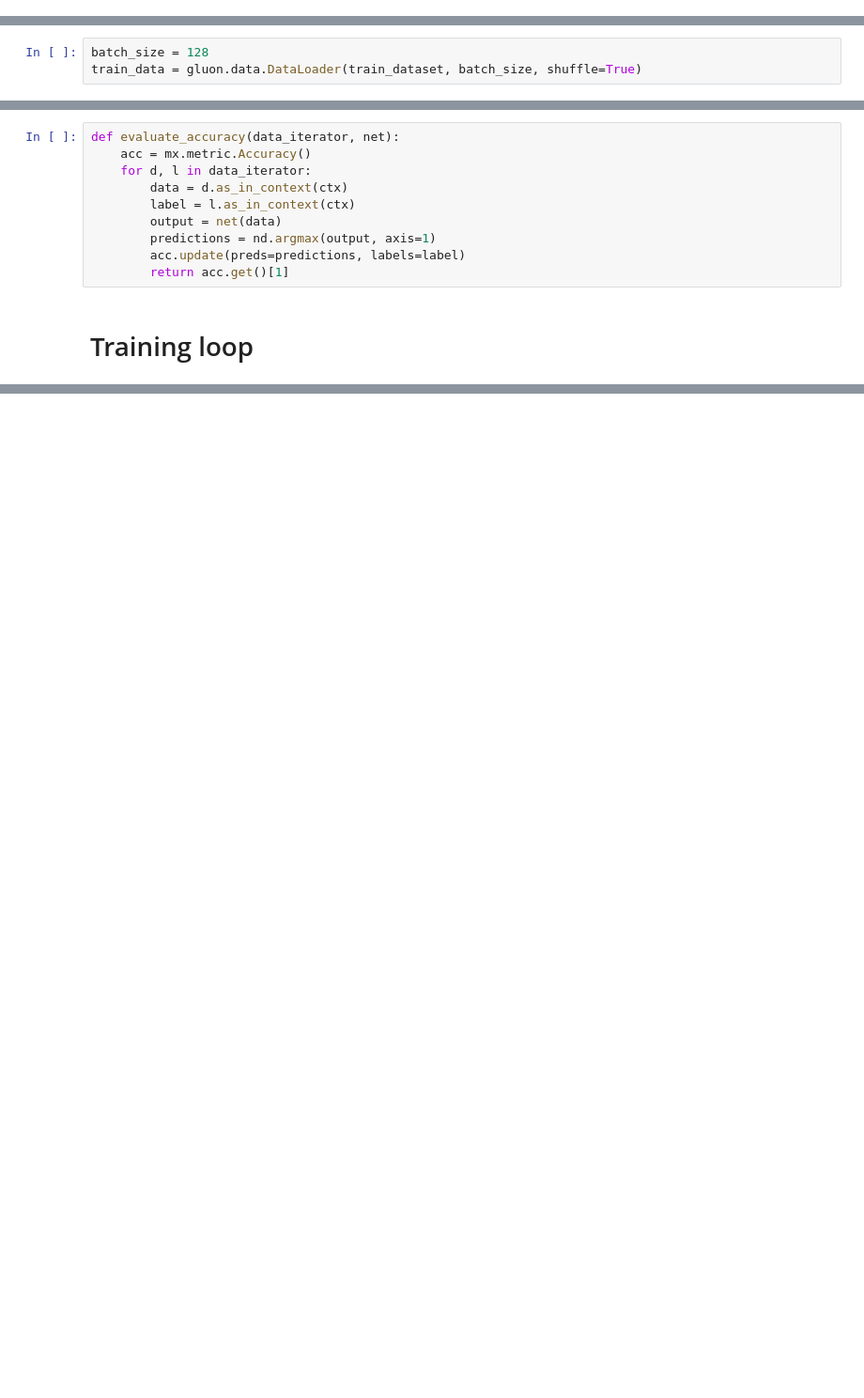
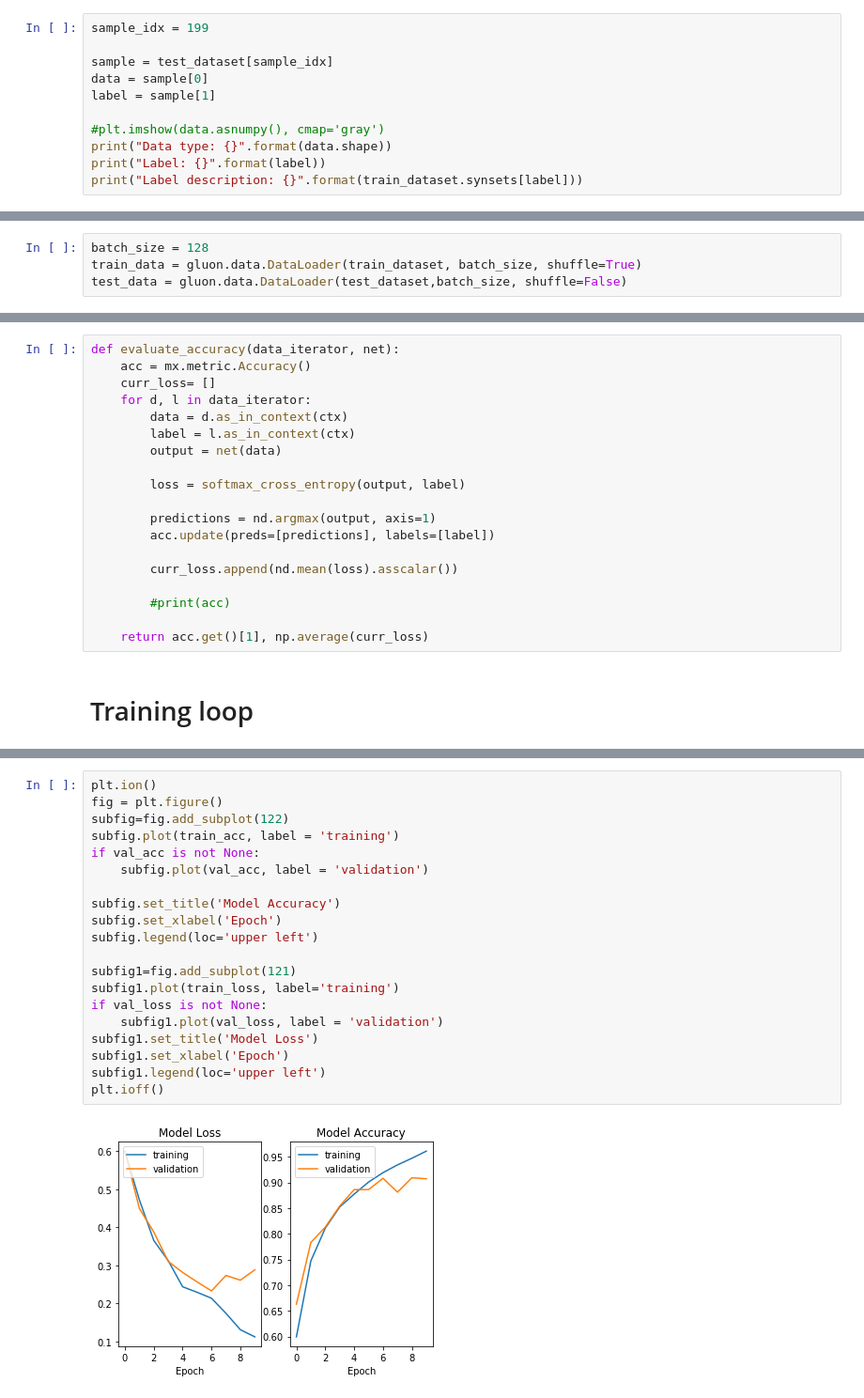
Before and after one commit to vimithamanohar/CatsVsDogs_MXNet, a Jupyter notebook: CatsVsDogs.ipynb, the cells around one changed output, grey strips where cells are left out. Shown at 94% size. Saved outputs shown, nothing was run; the diff lists cells and outputs as text; blank space fills up the shorter version.

Commit message:
Alexnet
plotting accuracy and loss

```diff
--- a/CatsVsDogs.ipynb
+++ b/CatsVsDogs.ipynb
@@ -45,0 +57,11 @@ Label description: dog
+# %%
+sample_idx = 199
+
+sample = test_dataset[sample_idx]
+data = sample[0]
+label = sample[1]
+
+#plt.imshow(data.asnumpy(), cmap='gray')
+print("Data type: {}".format(data.shape))
+print("Label: {}".format(label))
+print("Label description: {}".format(train_dataset.synsets[label]))
@@ -48,6 +74,7 @@ Label description: dog
 # %%
 batch_size = 128
 train_data = gluon.data.DataLoader(train_dataset, batch_size, shuffle=True)
+test_data = gluon.data.DataLoader(test_dataset,batch_size, shuffle=False)
 # %% [markdown]
 # The AlexNet architecture
 # %%
@@ -89,13 +118,22 @@ softmax_cross_entropy = gluon.loss.SoftmaxCrossEntropyLoss()
 # %%
 def evaluate_accuracy(data_iterator, net):
     acc = mx.metric.Accuracy()
+    curr_loss= []
     for d, l in data_iterator:
         data = d.as_in_context(ctx)
         label = l.as_in_context(ctx)
         output = net(data)
+
+        loss = softmax_cross_entropy(output, label)
+
         predictions = nd.argmax(output, axis=1)
-        acc.update(preds=predictions, labels=label)
-        return acc.get()[1]
+        acc.update(preds=[predictions], labels=[label])
+
+        curr_loss.append(nd.mean(loss).asscalar())
+
+        #print(acc)
+
+    return acc.get()[1], np.average(curr_loss)
 # %% [markdown]
 # Training loop
 # %%
@@ -150,0 +211,22 @@ Epoch 31. Loss: 0.019390363855542624, Train_acc 0.99459134615384
+# %%
+plt.ion()
+fig = plt.figure()
+subfig=fig.add_subplot(122)
+subfig.plot(train_acc, label = 'training')
+if val_acc is not None:
+    subfig.plot(val_acc, label = 'validation')
+
+subfig.set_title('Model Accuracy')
+subfig.set_xlabel('Epoch')
+subfig.legend(loc='upper left')
+
+subfig1=fig.add_subplot(121)
+subfig1.plot(train_loss, label='training')
+if val_loss is not None:
+    subfig1.plot(val_loss, label = 'validation')
+subfig1.set_title('Model Loss')
+subfig1.set_xlabel('Epoch')
+subfig1.legend(loc='upper left')
+plt.ioff()
+# %% [output]
+[figure, added]
```
Also changed, not shown: parts of 11 cells of this notebook.
